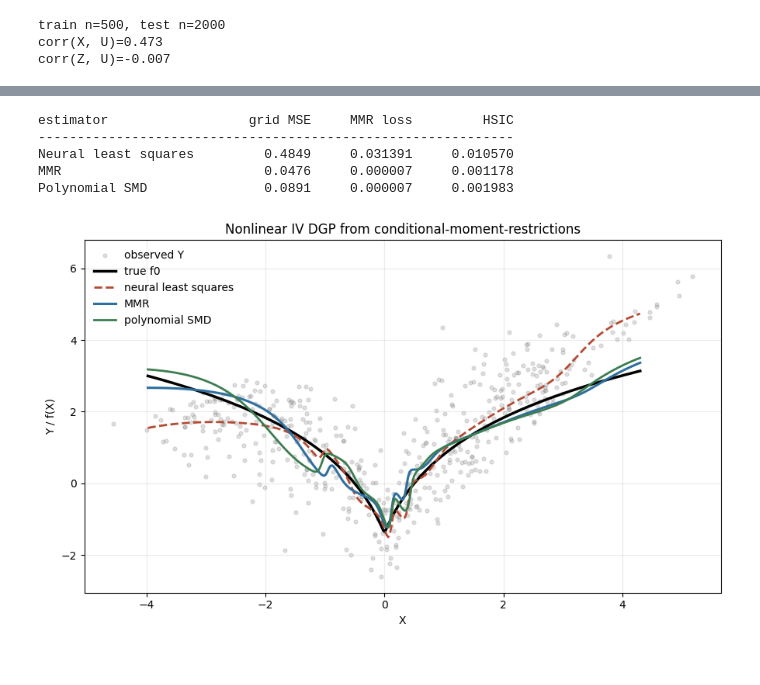
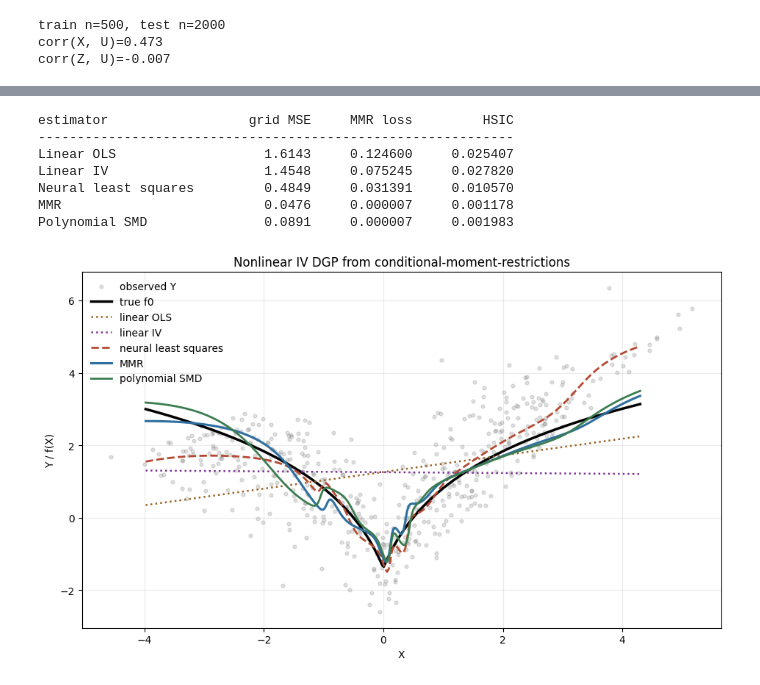
Before and after one commit to apoorvalal/torchonometrics, a Jupyter notebook: nb/cmr_nonlinear_iv.ipynb, the cells around one changed output, grey strips where cells are left out. Saved outputs shown, nothing was run; the diff lists cells and outputs as text; code cells hidden in the pictures.

Commit message:
Expand nonlinear IV notebook with linear IV benchmark

```diff
--- a/nb/cmr_nonlinear_iv.ipynb
+++ b/nb/cmr_nonlinear_iv.ipynb
@@ -109,7 +193,7 @@ mmr = MaximumMomentRestriction(
     maxiter=1200,
     device="cpu",
 )
-mmr.fit(t_train, y_train, z_train)
+_ = mmr.fit(t_train, y_train, z_train)
 
 smd = SieveMinimumDistance(
     model=clone_model(ols_model),
@@ -122,24 +206,47 @@ smd = SieveMinimumDistance(
 )
 _ = smd.fit(t_train, y_train, z_train)
 # %%
-def evaluate(name, model):
-    with torch.no_grad():
-        grid_mse = torch.mean((model(x_grid_t) - f_grid).square()).item()
-        residual = model(t_train) - y_train
-        cond_loss = mmr_loss(residual, z_train).item()
-        residual_hsic = hsic(residual, z_train).item()
+def linear_prediction(beta, x):
+    return np.c_[np.ones(len(x)), x] @ beta
+
+
+def evaluate_prediction(name, prediction_grid, prediction_train):
+    grid_pred_t = torch.tensor(prediction_grid.astype("float32"))
+    train_resid_t = torch.tensor((prediction_train - train["y"]).astype("float32"))
     return {
         "name": name,
-        "grid_mse_to_true_f": grid_mse,
-        "mmr_loss": cond_loss,
-        "hsic_residual_z": residual_hsic,
+        "grid_mse_to_true_f": torch.mean((grid_pred_t - f_grid).square()).item(),
+        "mmr_loss": mmr_loss(train_resid_t, z_train).item(),
+        "hsic_residual_z": hsic(train_resid_t, z_train).item(),
+    }
+
+
+def evaluate_model(name, model):
+    with torch.no_grad():
+        grid_pred = model(x_grid_t)
+        train_resid = model(t_train) - y_train
+    return {
+        "name": name,
+        "grid_mse_to_true_f": torch.mean((grid_pred - f_grid).square()).item(),
+        "mmr_loss": mmr_loss(train_resid, z_train).item(),
+        "hsic_residual_z": hsic(train_resid, z_train).item(),
     }
 
 
 results = [
-    evaluate("Neural least squares", ols_model),
-    evaluate("MMR", mmr.model),
-    evaluate("Polynomial SMD", smd.model),
+    evaluate_prediction(
+        "Linear OLS",
+        linear_prediction(linear_ols_beta, x_grid),
+        linear_prediction(linear_ols_beta, train["t"]),
+    ),
+    evaluate_prediction(
+        "Linear IV",
+        linear_prediction(linear_iv_beta, x_grid),
+        linear_prediction(linear_iv_beta, train["t"]),
+    ),
+    evaluate_model("Neural least squares", ols_model),
+    evaluate_model("MMR", mmr.model),
+    evaluate_model("Polynomial SMD", smd.model),
 ]
 
 header = f"{'estimator':<22} {'grid MSE':>12} {'MMR loss':>12} {'HSIC':>12}"
@@ -155,34 +262,41 @@ for row in results:
 # %% [output]
 estimator                  grid MSE     MMR loss         HSIC
 -------------------------------------------------------------
+Linear OLS                   1.6143     0.124600     0.025407
+Linear IV                    1.4548     0.075245     0.027820
 Neural least squares         0.4849     0.031391     0.010570
 MMR                          0.0476     0.000007     0.001178
 Polynomial SMD               0.0891     0.000007     0.001983
 # %%
 with torch.no_grad():
-    pred_ols = ols_model(x_grid_t).numpy()
+    pred_neural_ls = ols_model(x_grid_t).numpy()
     pred_mmr = mmr.predict(x_grid_t).numpy()
     pred_smd = smd.predict(x_grid_t).numpy()
 
-fig, ax = plt.subplots(figsize=(9, 5.5))
+pred_linear_ols = linear_prediction(linear_ols_beta, x_grid)
+pred_linear_iv = linear_prediction(linear_iv_beta, x_grid)
+
+fig, ax = plt.subplots(figsize=(9.5, 5.8))
 sample = np.random.default_rng(7).choice(len(test["t"]), size=500, replace=False)
 ax.scatter(
     test["t"][sample],
     test["y"][sample],
     s=12,
     alpha=0.22,
     color="0.45",
     label="observed Y",
 )
 ax.plot(x_grid, true_structural_function(x_grid), color="black", lw=2.5, label="true f0")
-ax.plot(x_grid, pred_ols, color="#b54a33", lw=2, ls="--", label="neural least squares")
+ax.plot(x_grid, pred_linear_ols, color="#9a6324", lw=1.8, ls=":", label="linear OLS")
+ax.plot(x_grid, pred_linear_iv, color="#7b3294", lw=1.8, ls=":", label="linear IV")
+ax.plot(x_grid, pred_neural_ls, color="#b54a33", lw=2, ls="--", label="neural least squares")
 ax.plot(x_grid, pred_mmr, color="#2f6f9f", lw=2.2, label="MMR")
 ax.plot(x_grid, pred_smd, color="#3b7d4f", lw=2, label="polynomial SMD")
 ax.set_title("Nonlinear IV DGP from conditional-moment-restrictions")
 ax.set_xlabel("X")
 ax.set_ylabel("Y / f(X)")
 ax.grid(alpha=0.25)
 ax.legend(frameon=False, loc="best")
 fig.tight_layout()
 # %% [output]
-[figure, old version]
+[figure, new version]
```
Also changed, not shown: parts of 9 cells of this notebook.
